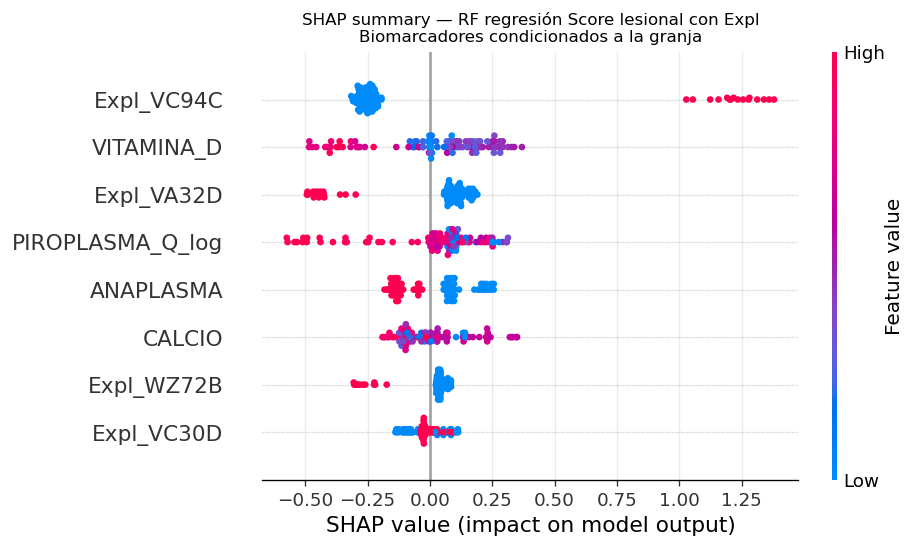
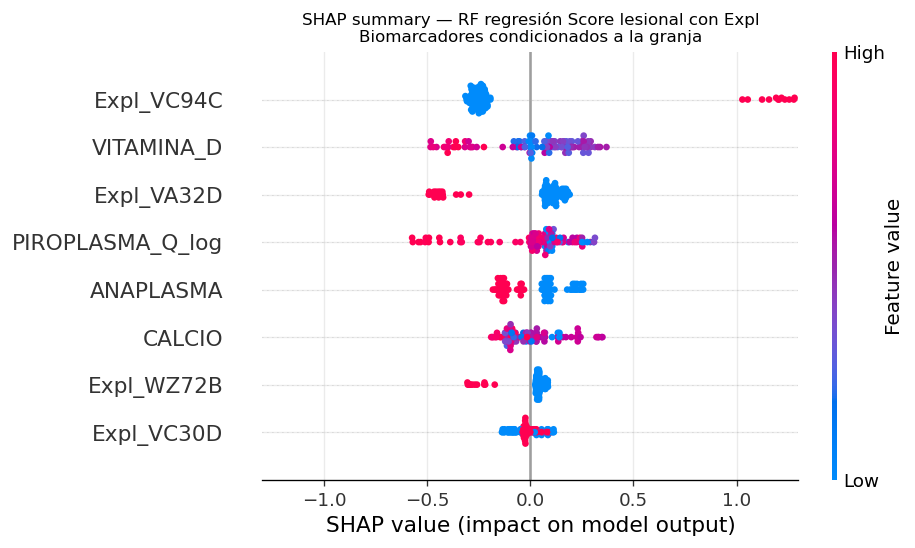
Unified diff of the notebook cell whose output changed from the first chart to the second:
--- before
+++ after
@@ -3,4 +3,5 @@
 plt.title("SHAP summary — RF regresión Score lesional con Expl\n"
           "Biomarcadores condicionados a la granja", fontsize=10)
+plt.xlim(-1.5,1.5)
 plt.tight_layout(); plt.savefig("figures/fig_03e_shap_summary.png", bbox_inches="tight"); plt.show()
 

Commit: análisis después de reunión completo